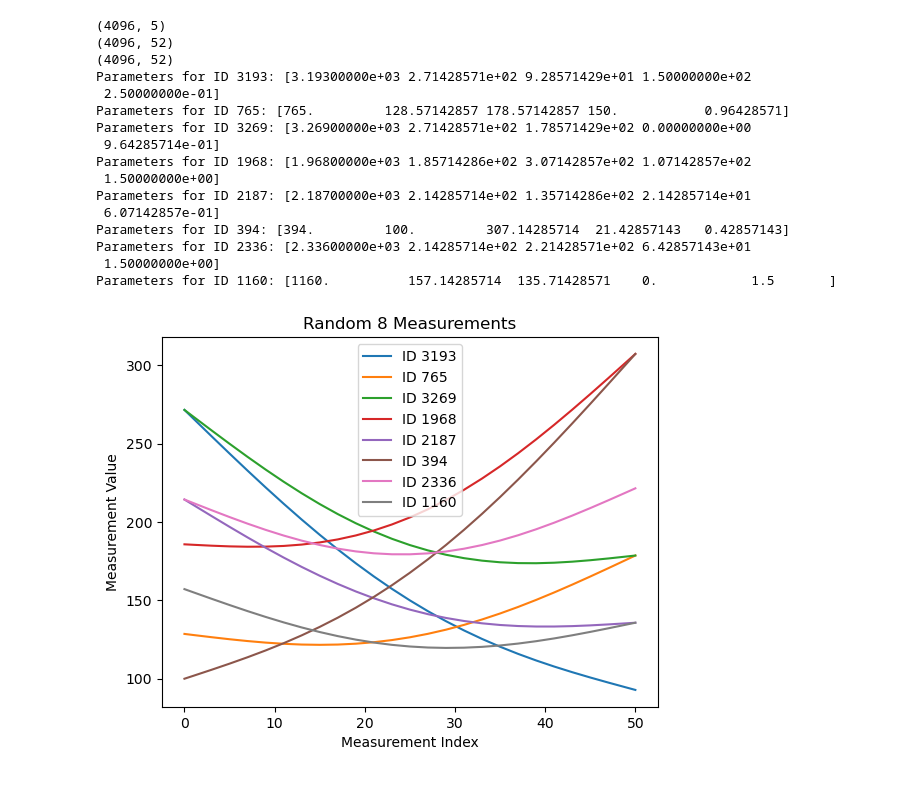
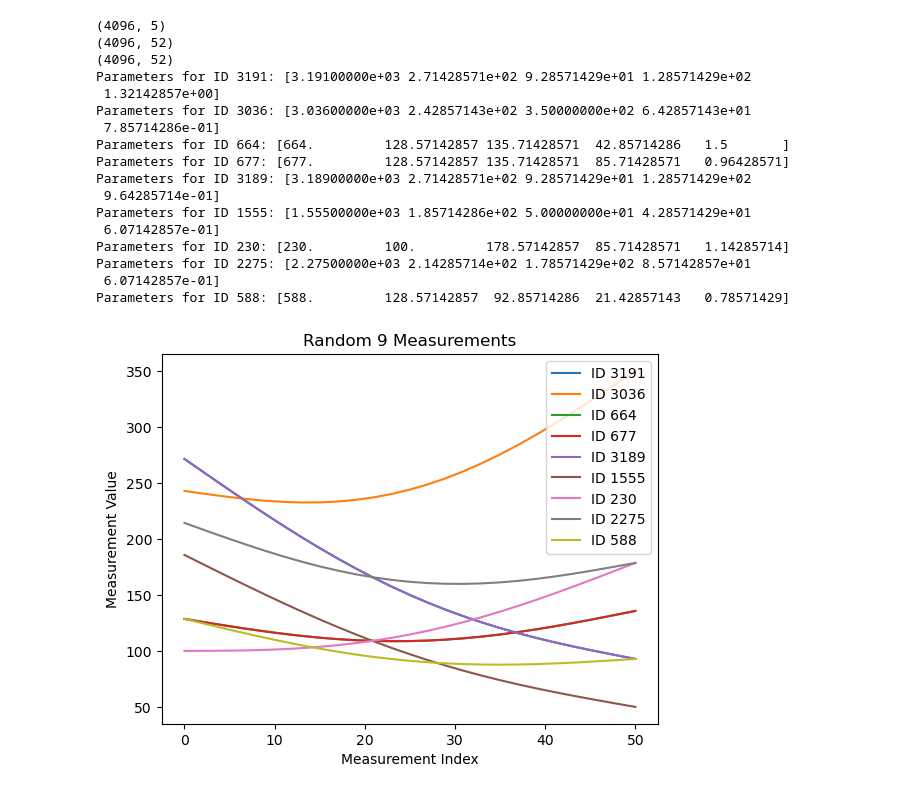
Before and after one commit to saurabhlale/ultron, a Jupyter notebook: 1D_conduction/1D_Cond_Data_Generator_Steady.ipynb, the cells around one changed output. Cells and saved outputs as stored; diff of their text form; code cells hidden in the pictures.

```diff
--- a/1D_conduction/1D_Cond_Data_Generator_Steady.ipynb
+++ b/1D_conduction/1D_Cond_Data_Generator_Steady.ipynb
@@ -142,45 +142,46 @@ def plot_random_measurements(parameter_table, measurement_table, num_random_meas
 # %%
 left_up = 300.
 left_down = 100.
 right_up = 350.
 right_down = 50.
 init_up = 150.
 init_down = 0.
 num_points = 8
 L_up = 1.5
 L_down = 0.25
 
 
 
 
 parameter_table_new,measurement_table, grid_table = generate_steady_state_1D_cond(left_up,left_down,right_up,right_down, init_up,init_down,L_up, L_down,num_points)
 
 print(parameter_table_new.shape)
 print(measurement_table.shape)
 print(grid_table.shape)
 
-num_random_measurements = 8
+num_random_measurements = 9
 
 # Plot random measurements and print corresponding parameters from the default simulation
 plot_random_measurements(parameter_table_new, measurement_table, num_random_measurements)
 # %% [output]
 (4096, 5)
 (4096, 52)
 (4096, 52)
-Parameters for ID 3193: [3.19300000e+03 2.71428571e+02 9.28571429e+01 1.50000000e+02
- 2.50000000e-01]
-Parameters for ID 765: [765.         128.57142857 178.57142857 150.           0.96428571]
-Parameters for ID 3269: [3.26900000e+03 2.71428571e+02 1.78571429e+02 0.00000000e+00
+Parameters for ID 3191: [3.19100000e+03 2.71428571e+02 9.28571429e+01 1.28571429e+02
+ 1.32142857e+00]
+Parameters for ID 3036: [3.03600000e+03 2.42857143e+02 3.50000000e+02 6.42857143e+01
+ 7.85714286e-01]
+Parameters for ID 664: [664.         128.57142857 135.71428571  42.85714286   1.5       ]
+Parameters for ID 677: [677.         128.57142857 135.71428571  85.71428571   0.96428571]
+Parameters for ID 3189: [3.18900000e+03 2.71428571e+02 9.28571429e+01 1.28571429e+02
  9.64285714e-01]
-Parameters for ID 1968: [1.96800000e+03 1.85714286e+02 3.07142857e+02 1.07142857e+02
- 1.50000000e+00]
-Parameters for ID 2187: [2.18700000e+03 2.14285714e+02 1.35714286e+02 2.14285714e+01
+Parameters for ID 1555: [1.55500000e+03 1.85714286e+02 5.00000000e+01 4.28571429e+01
  6.07142857e-01]
-Parameters for ID 394: [394.         100.         307.14285714  21.42857143   0.42857143]
-Parameters for ID 2336: [2.33600000e+03 2.14285714e+02 2.21428571e+02 6.42857143e+01
- 1.50000000e+00]
-Parameters for ID 1160: [1160.          157.14285714  135.71428571    0.            1.5       ]
+Parameters for ID 230: [230.         100.         178.57142857  85.71428571   1.14285714]
+Parameters for ID 2275: [2.27500000e+03 2.14285714e+02 1.78571429e+02 8.57142857e+01
+ 6.07142857e-01]
+Parameters for ID 588: [588.         128.57142857  92.85714286  21.42857143   0.78571429]
-[figure, old version]
+[figure, new version]
 # %%
 import tensorflow as tf
 from sklearn.model_selection import train_test_split
```
Also changed, not shown: parts of 3 cells of this notebook.
